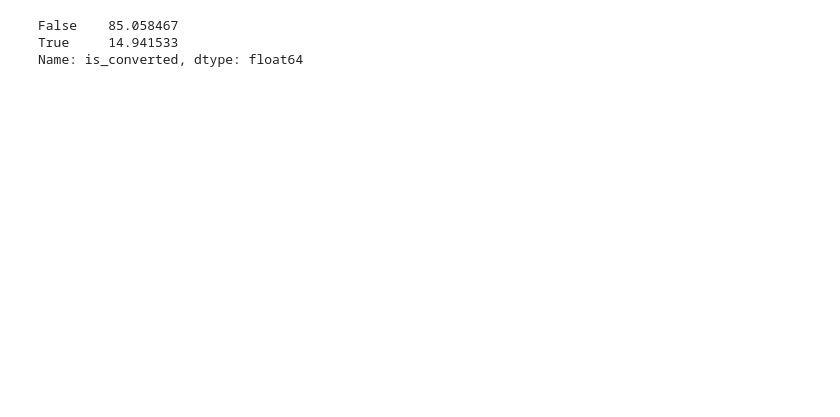
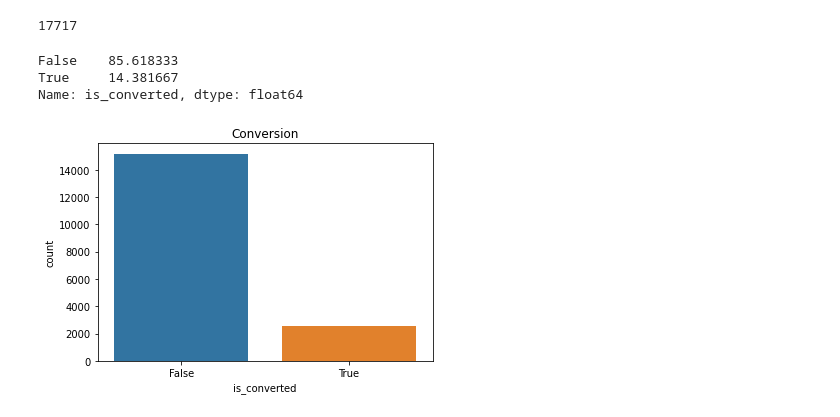
Before and after one commit to evali0421/cse847-lead-scoring, a Jupyter notebook: data_exploration.ipynb, the cells around one changed output. Drawn from its saved outputs; the diff is of its cells as text; code cells hidden in the pictures; blank space fills up the shorter version.

```diff
--- a/data_exploration.ipynb
+++ b/data_exploration.ipynb
@@ -14,6 +14,6 @@ from scipy import stats
 from sklearn.model_selection import train_test_split
 from sklearn.preprocessing import LabelEncoder
 # %%
-df = pd.read_csv('leadscoring_v1.csv')
+df = pd.read_csv('leadscoring_v2.csv')
 df.columns = [x.lower() for x in df.columns]
 # %%
@@ -28,6 +28,15 @@ df.head()
+# %%
+len(df)
+# %% [output]
+17717
 # %%
 (df['is_converted'].value_counts(normalize=True) * 100)
 # %% [output]
-False    85.058467
-True     14.941533
+False    85.618333
+True     14.381667
 Name: is_converted, dtype: float64
+# %%
+plot_converted = sns.countplot(x='is_converted', data=df)\
+                    .set(title='Conversion')
+# %% [output]
+[figure, added]
```
Also changed, not shown: parts of 15 cells of this notebook, 1 other file.
